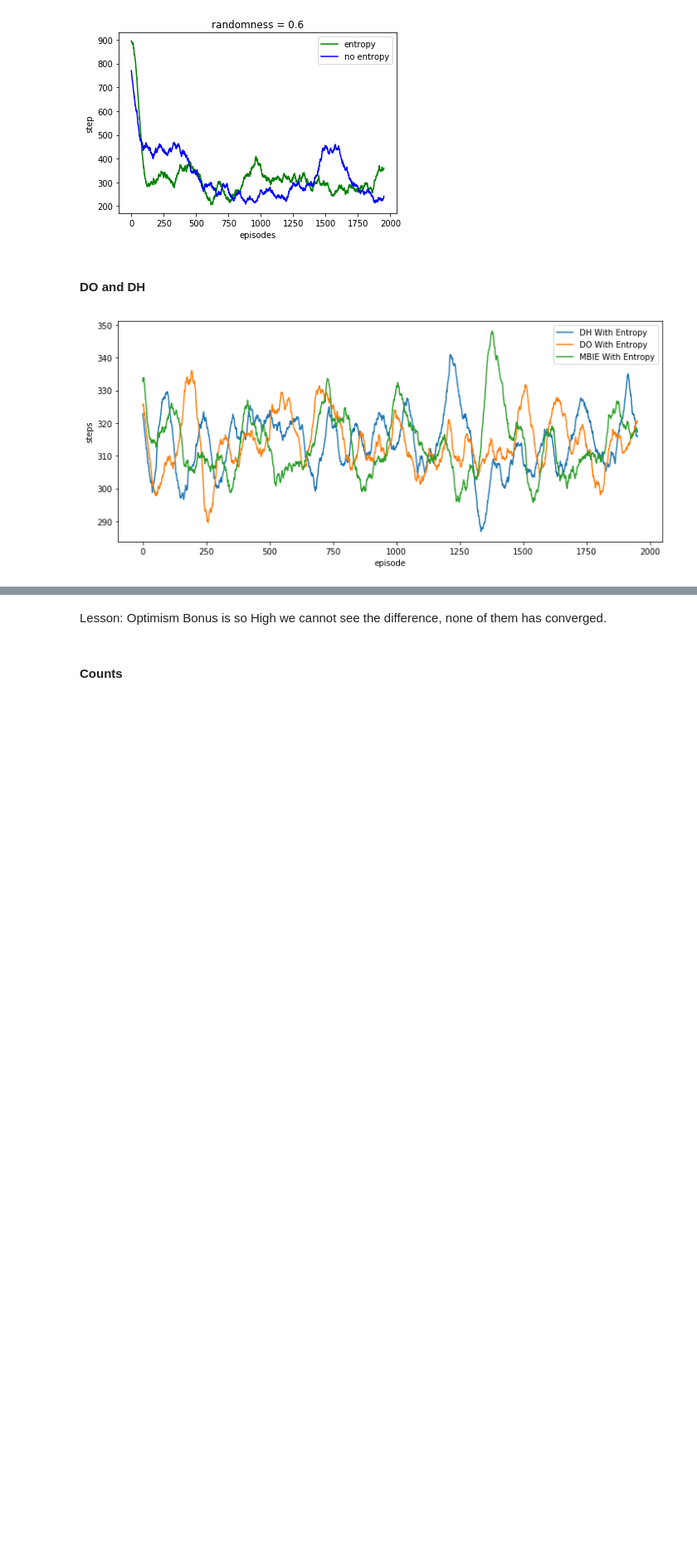
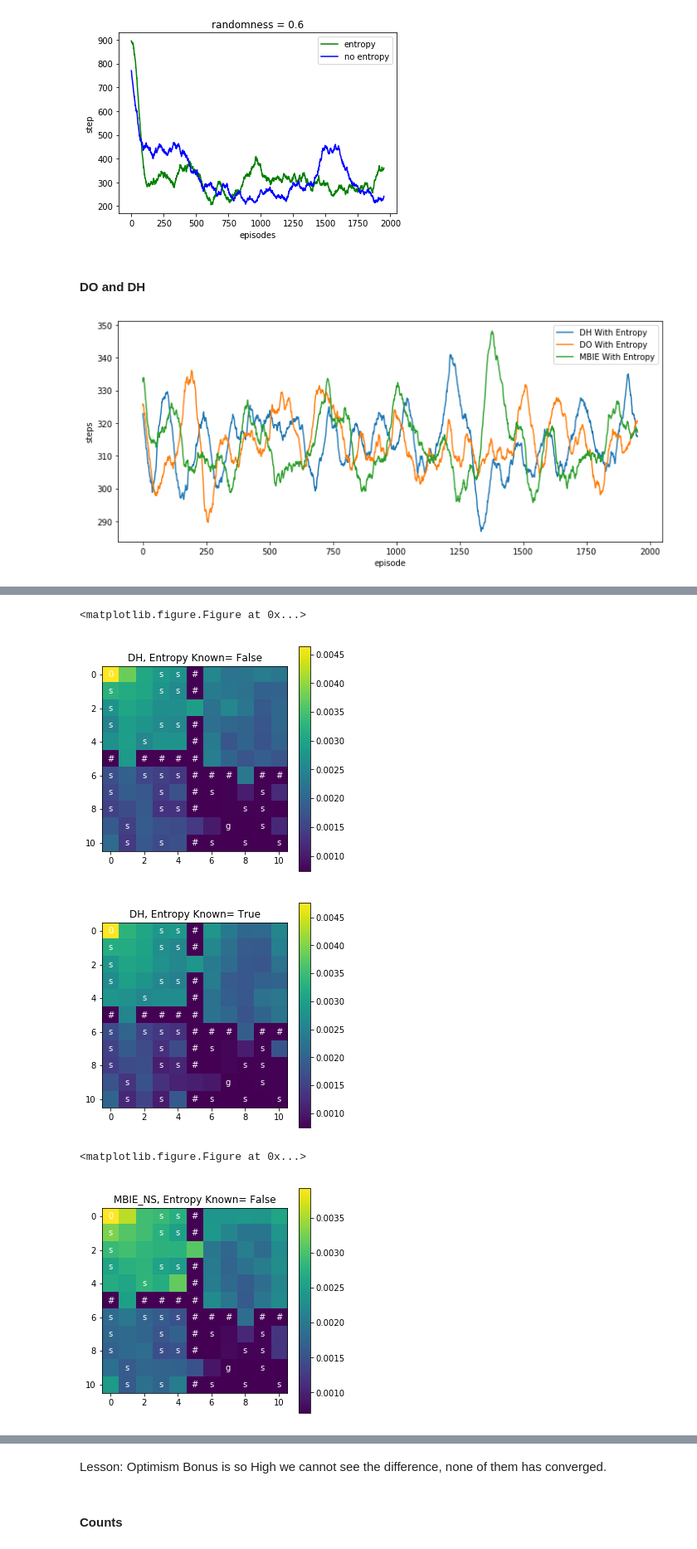
Before and after one commit to Rkeramati/crl, a Jupyter notebook: gridworld/Analysis.ipynb, the cells around one changed output, grey strips where cells are left out. Shown at 83% size. Drawn from its saved outputs; the diff is of its cells as text; code cells hidden in the pictures; blank space fills up the shorter version.

```diff
--- a/gridworld/Analysis.ipynb
+++ b/gridworld/Analysis.ipynb
@@ -232,0 +254,9 @@ plot_res(args, 5.0)
+# %%
+plot_counts(args = {'max_step':500, 'max_ep':500, 'n_sample':1, 'random':0, 'n_trial':5, \
+        'beta':50, 'map_name':'maps/map_fourroom_exp1.txt','method':'DH', 'ent_known':0}, method=['DH', 'MBIE_NS'])
+# %% [output]
+<matplotlib.figure.Figure at 0x...>
+[figure, added]
+[figure, added]
+<matplotlib.figure.Figure at 0x...>
+[figure, added]
```
Also changed, not shown: parts of 10 cells of this notebook, 5 other files.
